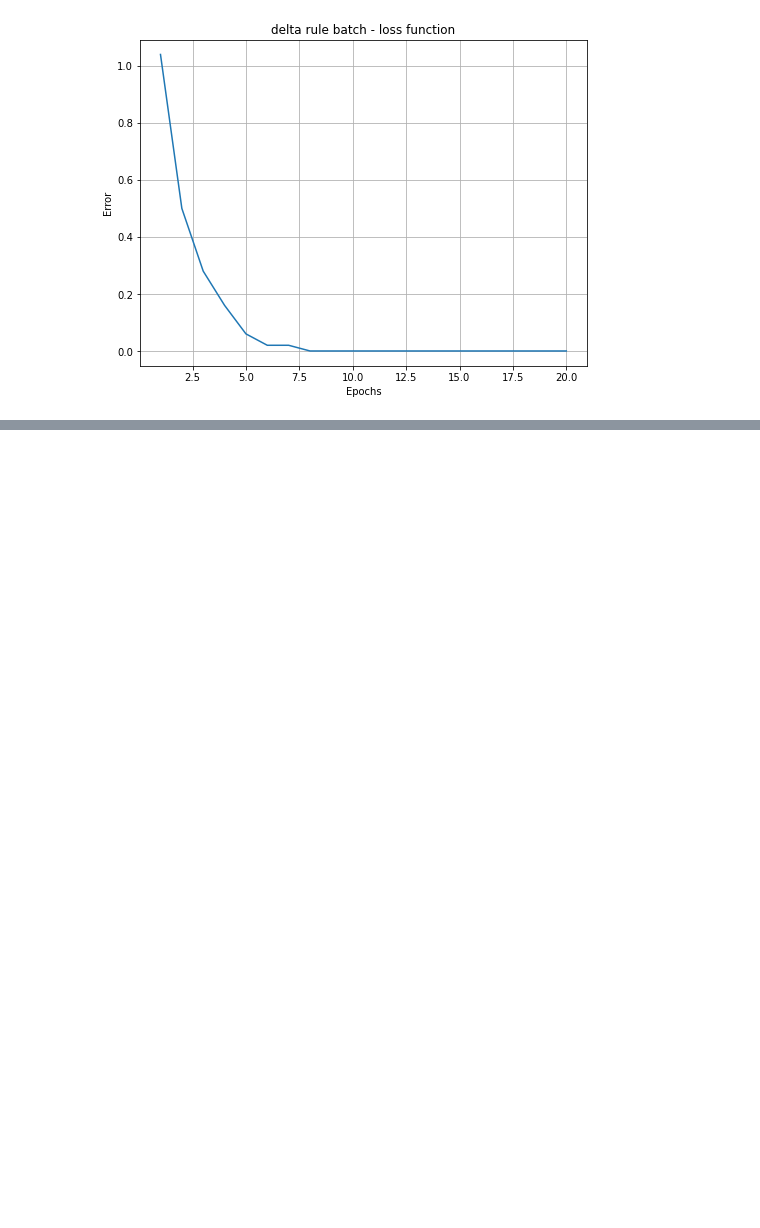
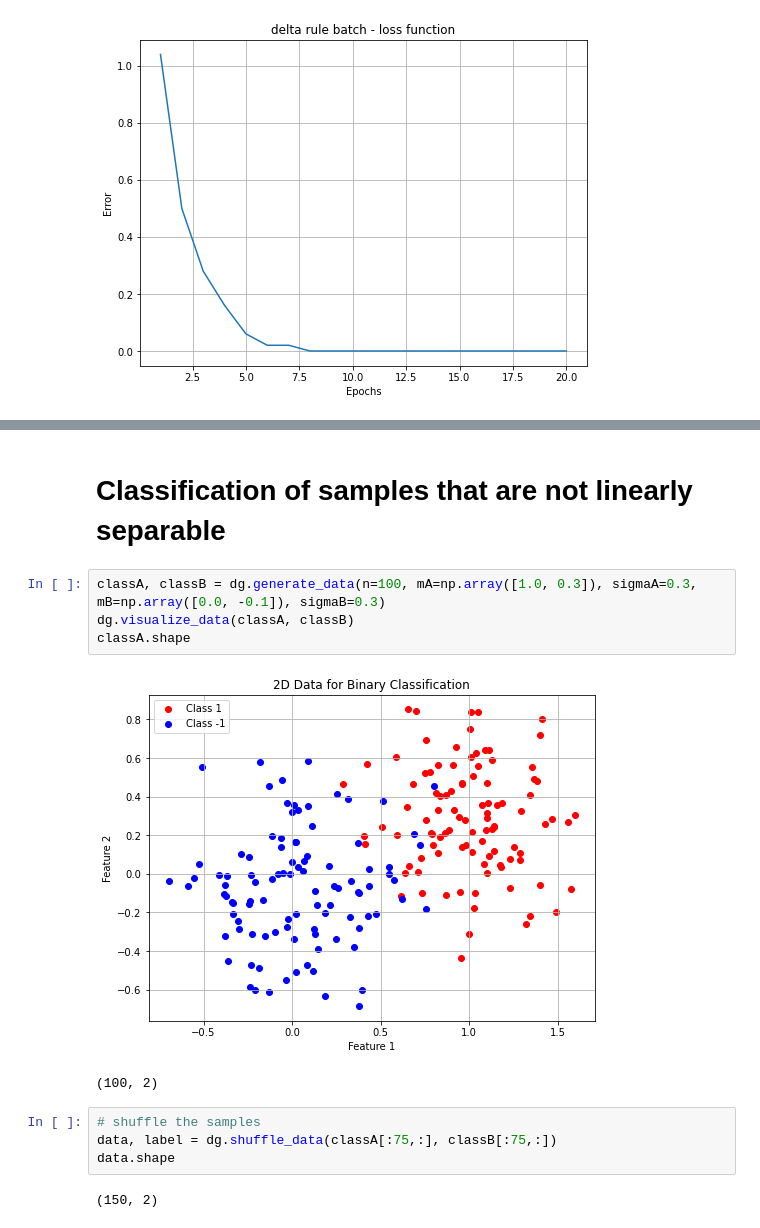
Before and after one commit to kyebinan/Deep_Learning_KTH, a Jupyter notebook: LAB1A/notebook1.ipynb, the cells around one changed output, grey strips where cells are left out. Cells and saved outputs as stored; diff of their text form; blank space fills up the shorter version.

```diff
--- a/LAB1A/notebook1.ipynb
+++ b/LAB1A/notebook1.ipynb
@@ -119,0 +181,15 @@ visualize_loss_function(errors=errors, title='delta rule batch - loss function')
+# %% [markdown]
+# Classification of samples that are not linearly separable
+# %%
+classA, classB = dg.generate_data(n=100, mA=np.array([1.0, 0.3]), sigmaA=0.3, mB=np.array([0.0, -0.1]), sigmaB=0.3)
+dg.visualize_data(classA, classB)
+classA.shape
+# %% [output]
+[figure, added]
+(100, 2)
+# %%
+# shuffle the samples
+data, label = dg.shuffle_data(classA[:75,:], classB[:75,:])
+data.shape
+# %% [output]
+(150, 2)
```
Also changed, not shown: parts of 16 cells of this notebook, 1 other file.
